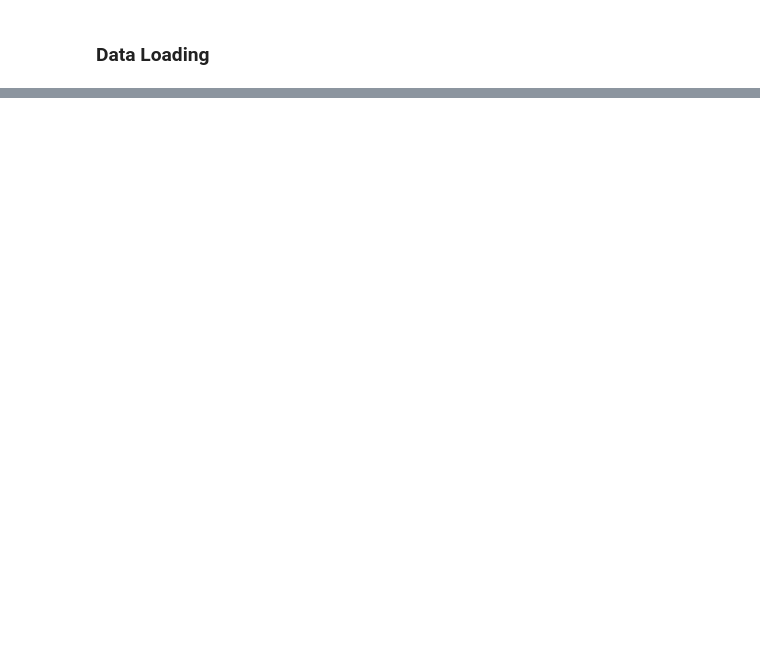
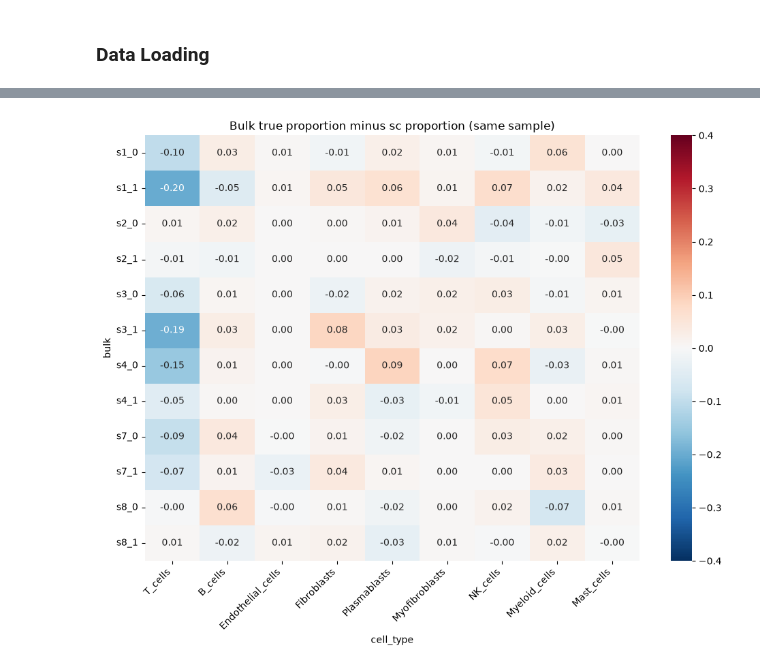
Before and after one commit to ML4GProjects/ML4G-project2, a Jupyter notebook: data_exploration.ipynb, the cells around one changed output, grey strips where cells are left out. Cells and saved outputs as stored; diff of their text form; code cells hidden in the pictures; blank space fills up the shorter version.

Commit message:
updated data_exploration

```diff
--- a/data_exploration.ipynb
+++ b/data_exploration.ipynb
@@ -41,0 +254,14 @@ train bulk: (7725, 12) | test bulk: (7725, 20)
+# %%
+rows = []
+for b in train_props.index:
+    s = str(bulk_meta.loc[b, "sample"])
+    for t in TYPES:
+        rows.append({"bulk": b, "sample": s, "cell_type": t,
+                     "bulk_true": train_props.loc[b, t],
+                     "sc": props.loc[s, t]})
+comp = pd.DataFrame(rows)
+comp["diff"] = comp["bulk_true"] - comp["sc"]
+
+print(comp.head(10).to_string())
+
+# positive values means that the bulk proportion is higher than the sc proportion; negative is the inverse.
@@ -41,0 +280,18 @@ train bulk: (7725, 12) | test bulk: (7725, 20)
+# %%
+# Difference heatmap: bulk samples x cell types
+diff_mat = comp.pivot(index="bulk", columns="cell_type", values="diff")[TYPES]
+diff_mat = diff_mat.loc[sorted(diff_mat.index, key=lambda x: (int(x.split("_")[0][1:]), int(x.split("_")[1])))]
+
+# plot heatmap of differences between bulk and sc proportions
+
+plt.figure(figsize=(10, 8))
+ax = sns.heatmap(diff_mat, annot=True, fmt=".2f", cmap="RdBu_r",
+                 center=0, vmin=-0.4, vmax=0.4)
+plt.yticks(rotation=0)               # horizontal labels, no overlap
+plt.xticks(rotation=45, ha="right")  # keeps the x labels readable
+plt.title("Bulk true proportion minus sc proportion (same sample)")
+plt.tight_layout()
+plt.savefig("bulk_vs_sc_diff.png", dpi=150, bbox_inches="tight")
+plt.show()
+# %% [output]
+[figure, added]
```
Also changed, not shown: parts of 44 cells of this notebook, 3 other files.
